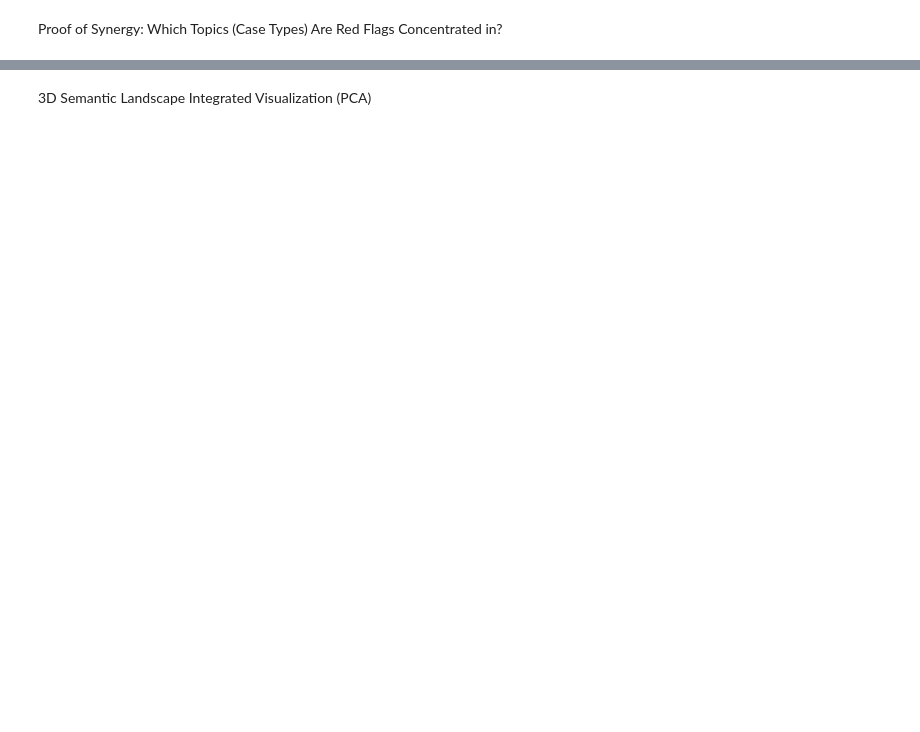
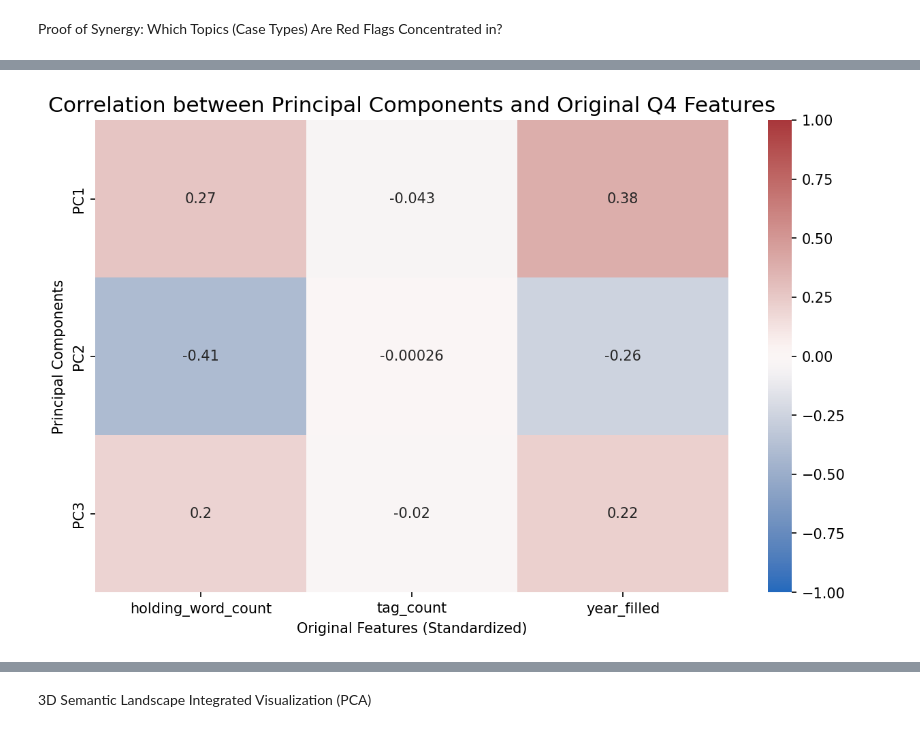
Before and after one commit to mqanaq/BA820-B1-Team13, a Jupyter notebook: M3_Fair_Use_Data_Integrated_Analysis_&_Synergy.ipynb, the cells around one changed output, grey strips where cells are left out. Saved outputs shown, nothing was run; the diff lists cells and outputs as text; code cells hidden in the pictures; blank space fills up the shorter version.

```diff
--- a/M3_Fair_Use_Data_Integrated_Analysis_&_Synergy.ipynb
+++ b/M3_Fair_Use_Data_Integrated_Analysis_&_Synergy.ipynb
@@ -456,0 +475,22 @@ display(synergy_crosstab.sort_values(by='Red_Flag_Rate(%)', ascending=False))
+# %%
+# Convert the team common matrix (X_tfidf) to a dense array and apply 3D PCA
+pca_3d = PCA(n_components=3, random_state=42)
+pca_results_3d = pca_3d.fit_transform(X_tfidf.toarray())
+
+pc_columns = ['PC1', 'PC2', 'PC3']
+transformed_data = pd.DataFrame(pca_results_3d, columns=pc_columns)
+
+original_features_df = pd.DataFrame(features_scaled, columns=['holding_word_count', 'tag_count', 'year_filled'])
+combined_df = pd.concat([transformed_data, original_features_df], axis=1)
+
+correlation_matrix = combined_df.corr().loc[pc_columns, ['holding_word_count', 'tag_count', 'year_filled']]
+
+plt.figure(figsize=(10, 6), dpi=150)
+sns.heatmap(correlation_matrix, annot=True, cmap='vlag', vmin=-1, vmax=1, center=0)
+
+plt.title('Correlation between Principal Components and Original Q4 Features', fontsize=15)
+plt.ylabel('Principal Components')
+plt.xlabel('Original Features (Standardized)')
+plt.show()
+# %% [output]
+[figure, added]
```
Also changed, not shown: parts of 5 cells of this notebook.
